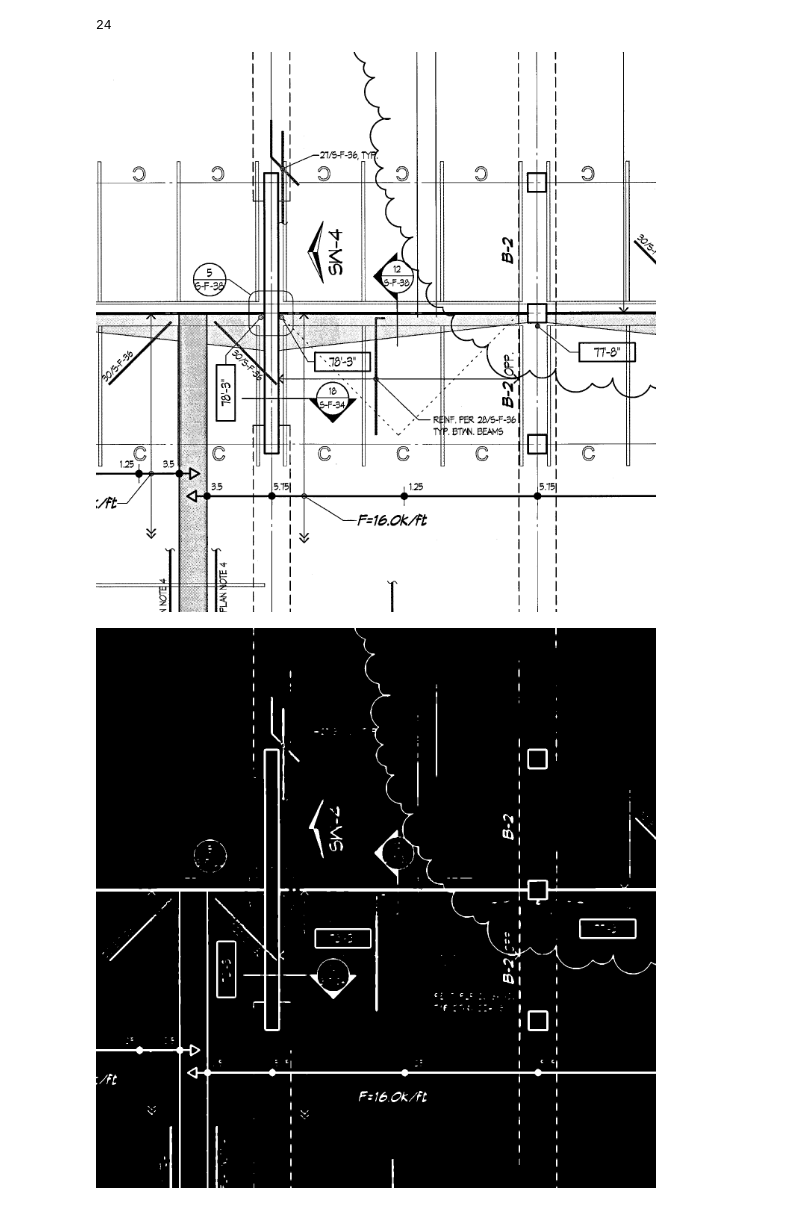
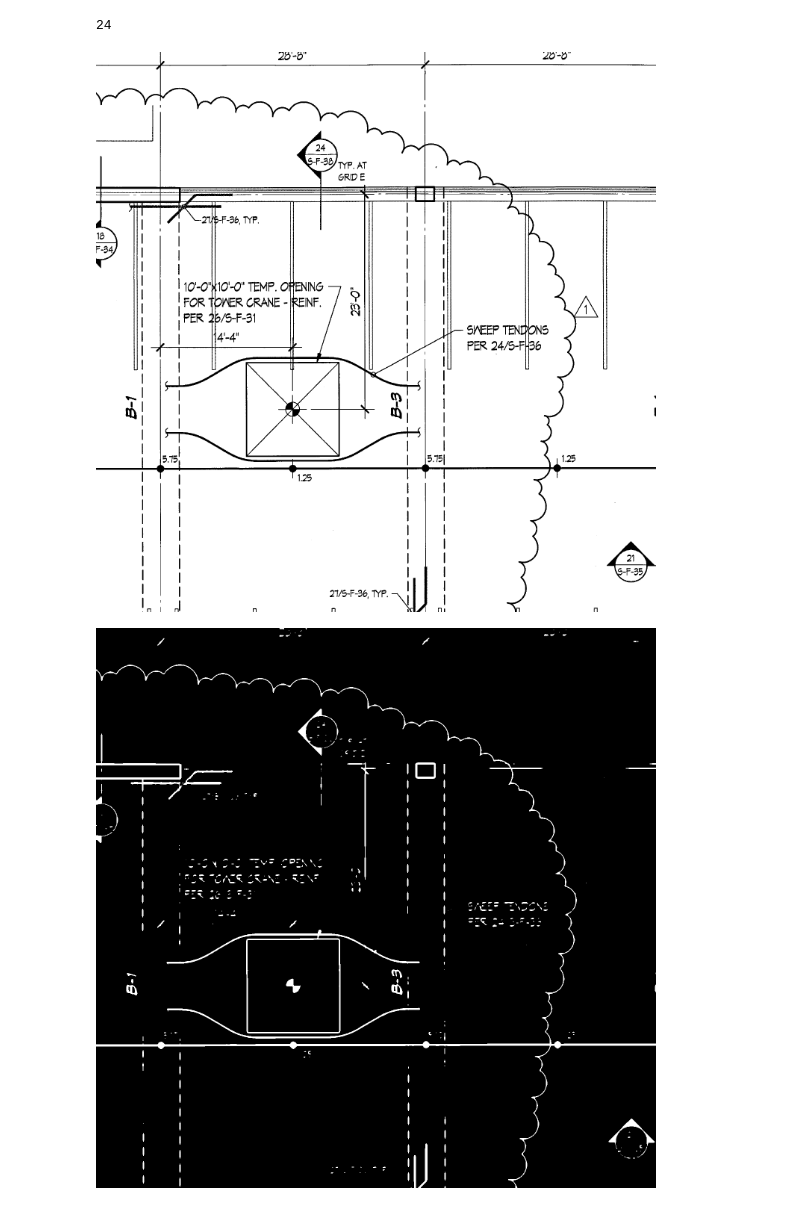
Before and after one commit to mostafa-netizen/Sadidul-Islam-Analysis, a Jupyter notebook: analysis/post_tension_tendons_horizontal.ipynb, the cells around one changed output. Drawn from its saved outputs; the diff is of its cells as text; code cells hidden in the pictures.

```diff
--- a/analysis/post_tension_tendons_horizontal.ipynb
+++ b/analysis/post_tension_tendons_horizontal.ipynb
@@ -1,19 +1,19 @@
 # %%
 from ocr.line_detector import tile_image
 import numpy as np
 from PIL import Image
 import cv2
 
 img = cv2.imread("/home/sadid/PycharmProjects/sgs-drawing-analysis/data/miliennium_garage/original4.png")
 height, width = img.shape[:2]
 tiles = tile_image(img)
 # tile = img[1000:2000, 2500:4000].copy()
-tile = tiles[14][0].copy()
+tile = tiles[10][0].copy()
 print(len(tiles))
 Image.fromarray(tile)
 # %% [output]
 24
-[figure, old version]
+[figure, new version]
 # %%
 gray = cv2.cvtColor(tile, cv2.COLOR_BGR2GRAY)
 ret, thresh = cv2.threshold(gray, 80, 255, cv2.THRESH_BINARY_INV)
@@ -30,7 +30,7 @@ erode = cv2.erode(thresh, kernel)
 
 Image.fromarray(erode)
 # %% [output]
-[figure, old version]
+[figure, new version]
 # %%
 kernel = cv2.getStructuringElement(
     cv2.MORPH_RECT,
```
Also changed, not shown: parts of 3 cells of this notebook, 6 other files.
